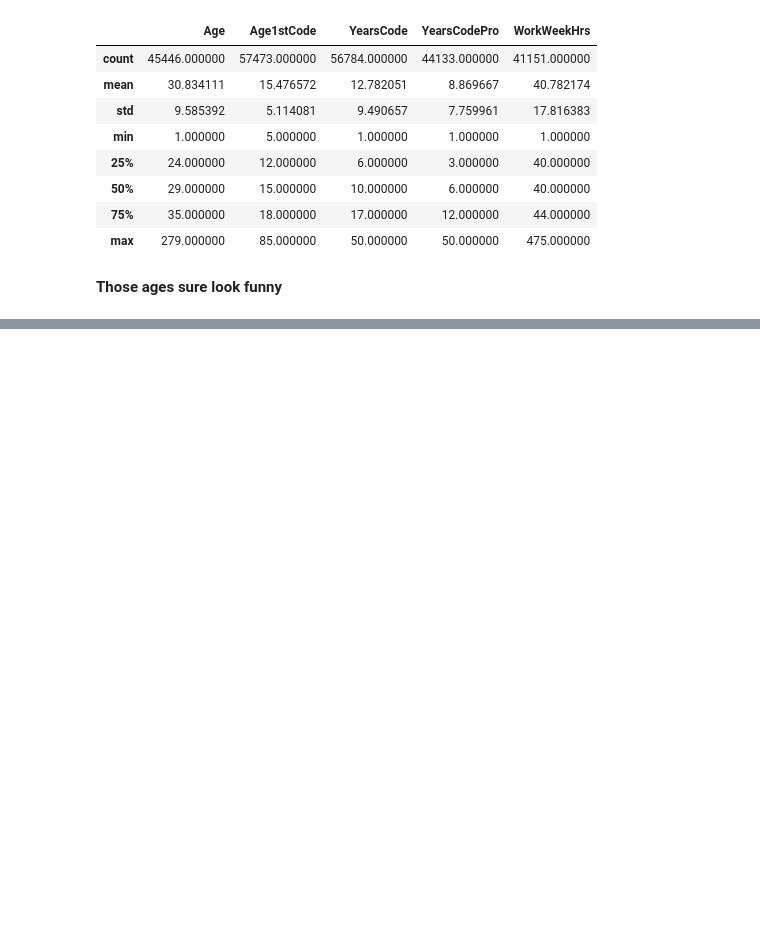
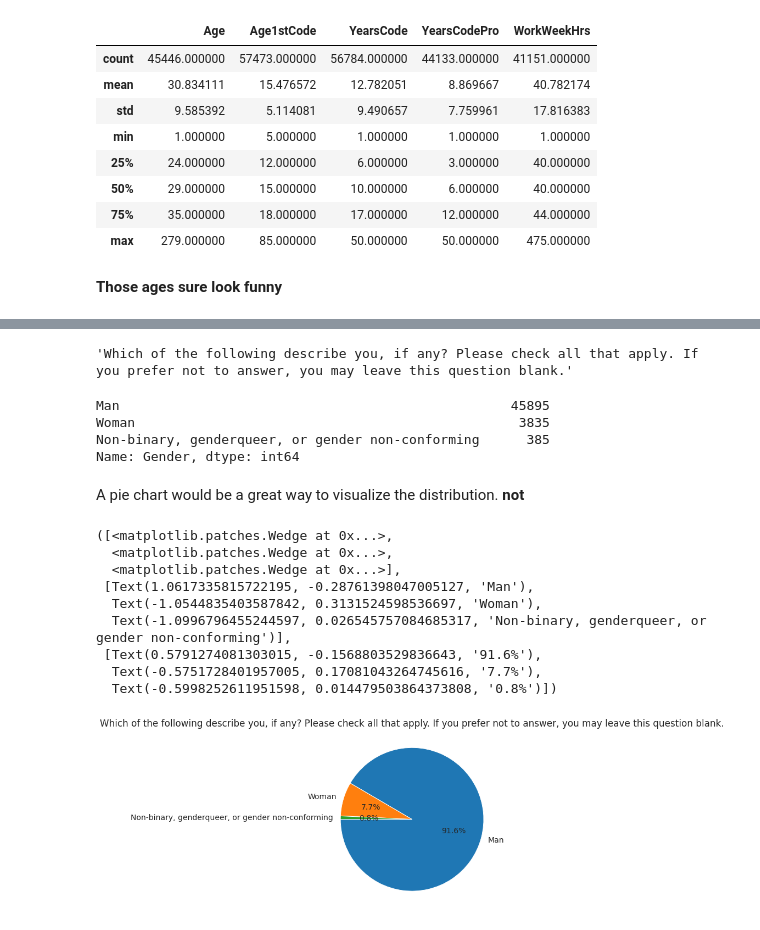
Before and after one commit to biscotty666/R-vs-Python-for-Data-Science, a Jupyter notebook: Tutorial.ipynb, the cells around one changed output, grey strips where cells are left out. Drawn from its saved outputs; the diff is of its cells as text; code cells hidden in the pictures; blank space fills up the shorter version.

```diff
--- a/Tutorial.ipynb
+++ b/Tutorial.ipynb
@@ -183,0 +284,32 @@ import numpy as np
+# %%
+schema.Gender
+# %% [output]
+'Which of the following describe you, if any? Please check all that apply. If you prefer not to answer, you may leave this question blank.'
+# %%
+gender_counts = survey_df.Gender.value_counts()
+gender_counts
+# %% [output]
+Man                                                  45895
+Woman                                                 3835
+Non-binary, genderqueer, or gender non-conforming      385
+Name: Gender, dtype: int64
+# %% [markdown]
+A pie chart would be a great way to visualize the distribution. __not__
+# %%
+plt.figure(figsize=(12,6))
+plt.title(schema.Gender)
+plt.pie(gender_counts,
+        labels = gender_counts.index,
+        autopct='%1.1f%%',
+        startangle=180)
+# %% [output]
+([<matplotlib.patches.Wedge at 0x...>,
+  <matplotlib.patches.Wedge at 0x...>,
+  <matplotlib.patches.Wedge at 0x...>],
+ [Text(1.0617335815722195, -0.28761398047005127, 'Man'),
+  Text(-1.0544835403587842, 0.3131524598536697, 'Woman'),
+  Text(-1.0996796455244597, 0.026545757084685317, 'Non-binary, genderqueer, or gender non-conforming')],
+ [Text(0.5791274081303015, -0.1568803529836643, '91.6%'),
+  Text(-0.5751728401957005, 0.17081043264745616, '7.7%'),
+  Text(-0.5998252611951598, 0.014479503864373808, '0.8%')])
+[figure, added]
```
Also changed, not shown: parts of 24 cells of this notebook, 6 other files.
